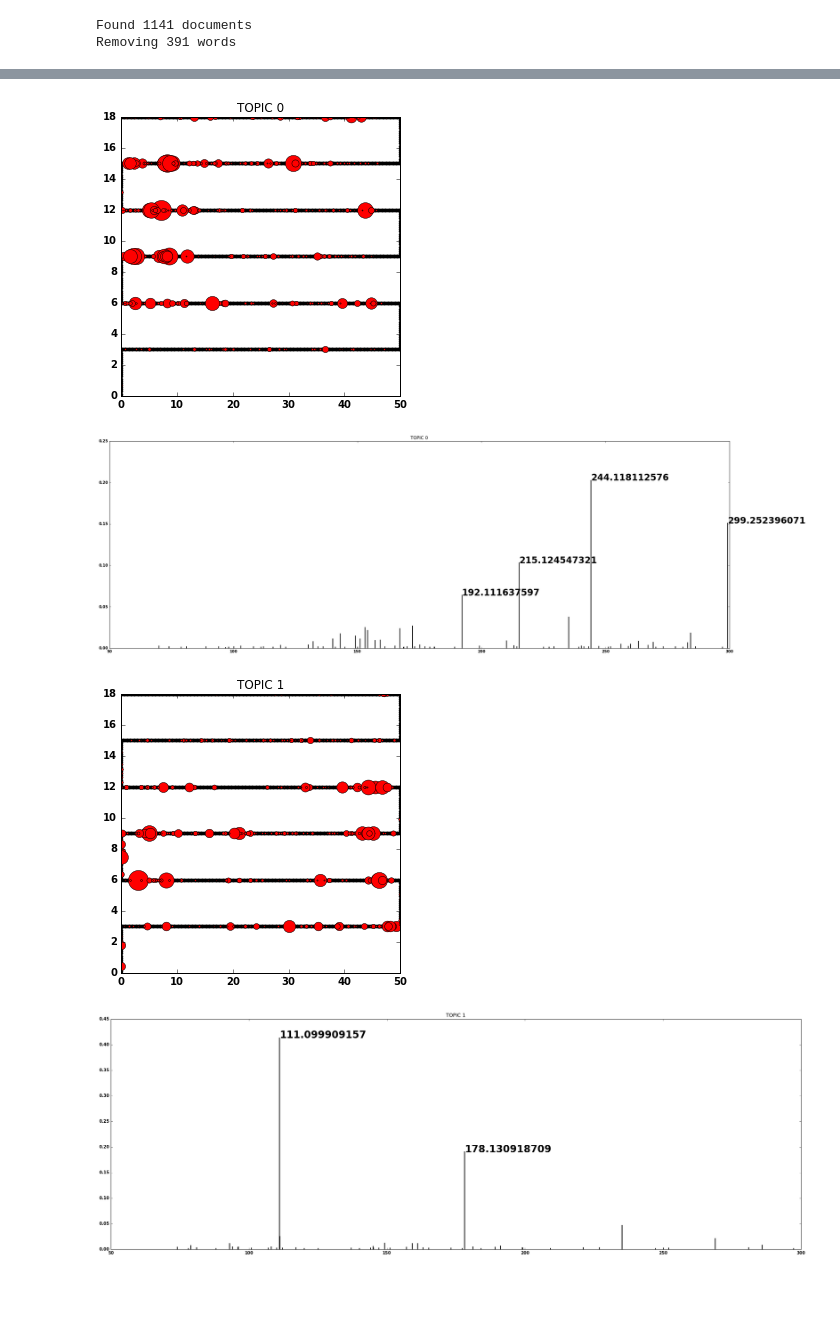
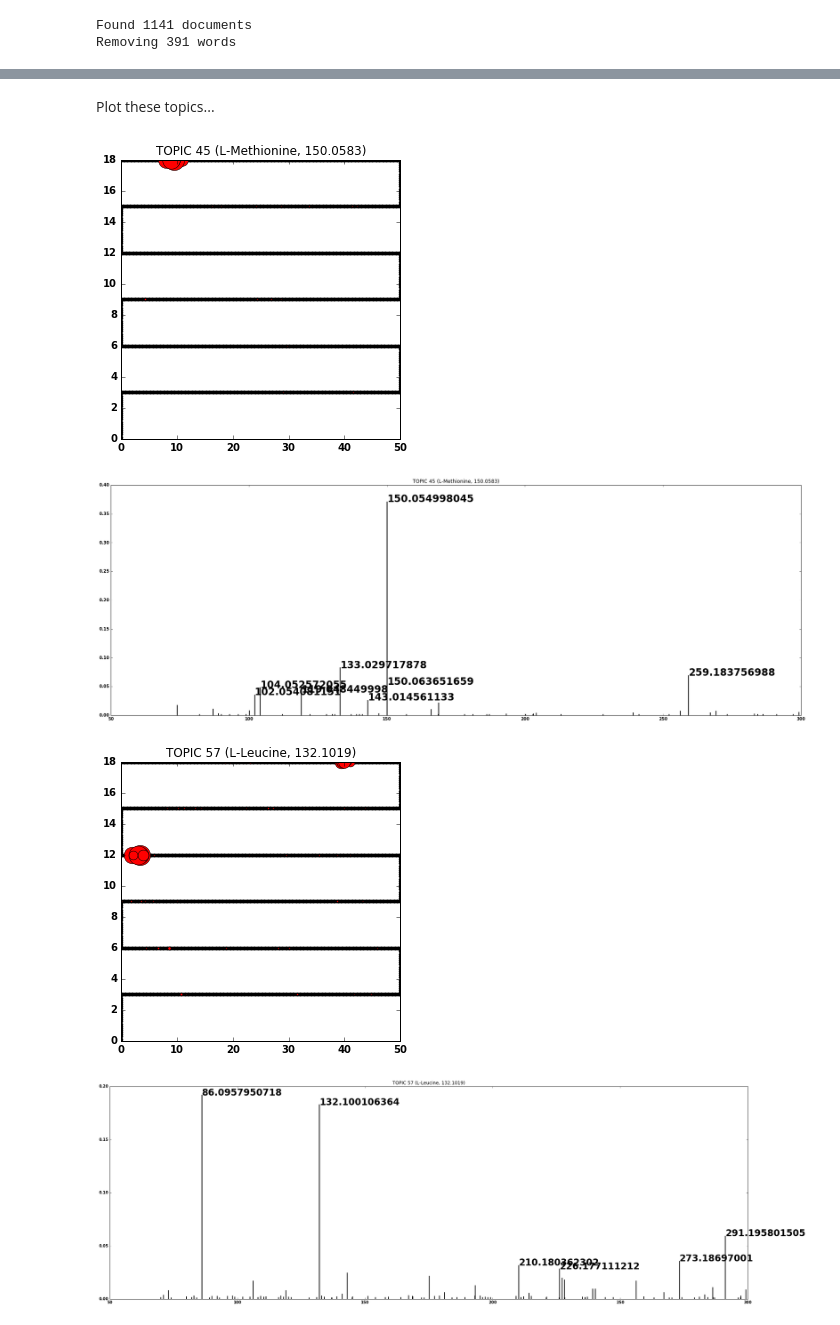
Before and after one commit to sdrogers/inklda, a Jupyter notebook: notebooks/AminoAcidImage.ipynb, the cells around one changed output, grey strips where cells are left out. Saved outputs shown, nothing was run; the diff lists cells and outputs as text; code cells hidden in the pictures; blank space fills up the shorter version.

Commit message:
tidied amino acid notebook

```diff
--- a/notebooks/AminoAcidImage.ipynb
+++ b/notebooks/AminoAcidImage.ipynb
@@ -50,13 +68,13 @@ ig = ImagingGrid()
 # %%
-amino_acids = {'histidine':156.0678,'arginine':175.1190,'proline':116.0706,
-               'phenylalnine':166.0683,'leucine':132.1019,'methionine':150.0583}
 # Check with the amino acids
 for a in amino_acids:
     intensity_vector = {}
-    w = fe.word_names[np.abs(amino_acids[a] - np.array(fe.word_masses)).argmin()]
-    for doc in fe.corpus:
-        if w in fe.corpus[doc]:
-            intensity_vector[doc] = fe.corpus[doc][w]
-    ig.plot(vals=intensity_vector,figsize=(5,5),max_marker_size=20)
-    plt.title(a)
+    closest_idx = np.abs(amino_acids[a] - np.array(fe.word_masses)).argmin()
+    w = fe.word_names[closest_idx]
+    if 1e6*np.abs(amino_acids[a] - fe.word_masses[closest_idx])/amino_acids[a] < 50:
+        for doc in fe.corpus:
+            if w in fe.corpus[doc]:
+                intensity_vector[doc] = fe.corpus[doc][w]
+        ig.plot(vals=intensity_vector,figsize=(5,5),max_marker_size=20)
+        plt.title(a)
 # %% [output]
@@ -68,0 +96,18 @@ for a in amino_acids:
+# %%
+best_topics = {}
+pmth = l.get_post_mean_theta()
+lda_words = []
+for w in l.word_index:
+    lda_words.append(w)
+for a in amino_acids:
+    # find the best word in the lda
+    closest_idx = np.abs(amino_acids[a] - np.array([float(w) for w in lda_words])).argmin()
+    if 1e6*np.abs(amino_acids[a] - float(lda_words[closest_idx]))/amino_acids[a] < 50:
+        word = lda_words[closest_idx]
+        print "{} -> {} ({})".format(a,word,amino_acids[a])
+        word_pos = l.word_index[word]
+        best_topics[a] = l.topic_word_counts[:,word_pos].argmax()
+
+
+for a in best_topics:
+    print "{} -> {}".format(a,best_topics[a])
@@ -69,19 +132,22 @@ for a in amino_acids:
+# %% [markdown]
+Plot these topics...
 # %%
 from ink_functions import plot_topic_dict
-for topic_of_interest in range(l.K):
+for a in best_topics:
+    topic_of_interest = best_topics[a]
 #     print
 #     print
 #     print "TOPIC {}".format(topic_of_interest)
     ig.plot(vals=l.get_topic_as_doc_dict(topic_of_interest),figsize=(5,5),max_marker_size=20)
-    plt.title('TOPIC {}'.format(topic_of_interest))
-    plot_topic_dict(l.get_topic_as_dict(topic_of_interest))
-    plt.title('TOPIC {}'.format(topic_of_interest))
+    plt.title('TOPIC {} ({}, {})'.format(topic_of_interest,a,amino_acids[a]))
+    plot_topic_dict(l.get_topic_as_dict(topic_of_interest),label_thresh=0.025)
+    plt.title('TOPIC {} ({}, {})'.format(topic_of_interest,a,amino_acids[a]))
 
 #     top = l.get_topic_as_tuples(topic_of_interest,thresh=0.01)
 #     for t in top:
 #         print t[0],t[1]
 # %% [output]
-[figure, old version]
+[figure, new version]
-[figure, old version]
+[figure, new version]
-[figure, old version]
+[figure, new version]
-[figure, old version]
+[figure, new version]
```
Also changed, not shown: parts of 9 cells of this notebook, 1 other file.
